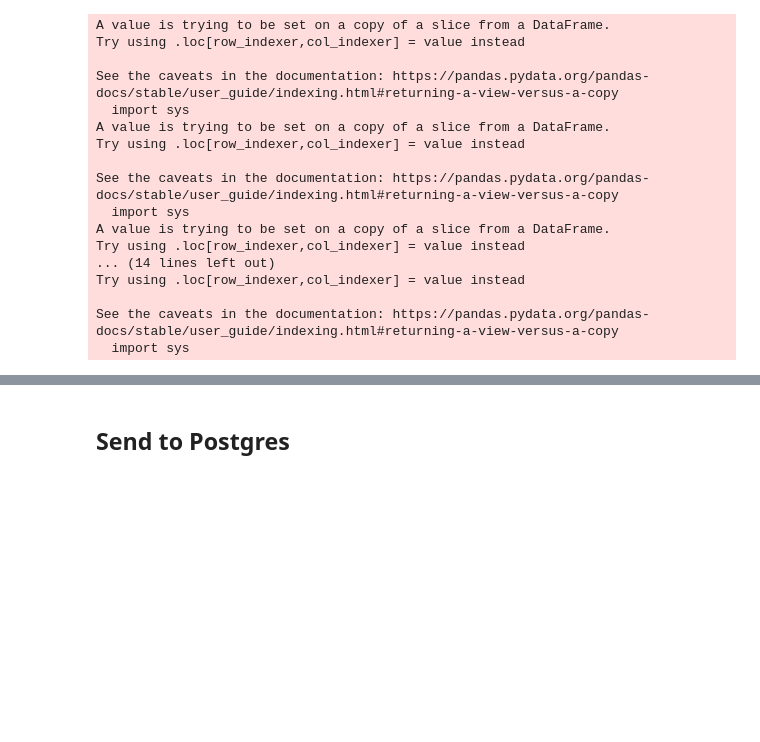
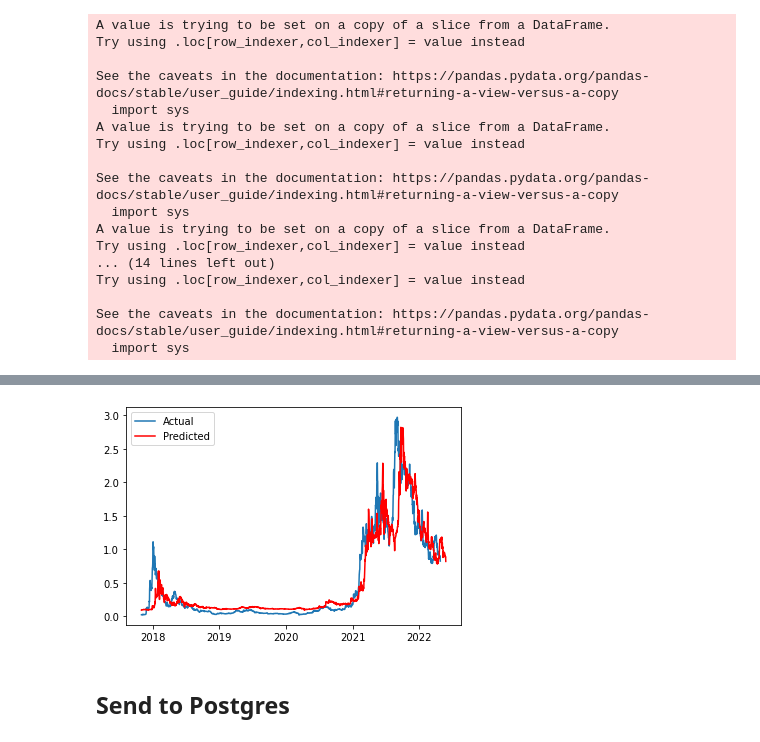
Before and after one commit to chabrian/crypto-predictor-model, a Jupyter notebook: MachineLearning/SupervisedModelCombined.ipynb, the cells around one changed output, grey strips where cells are left out. Cells and saved outputs as stored; diff of their text form; code cells hidden in the pictures; blank space fills up the shorter version.

```diff
--- a/MachineLearning/SupervisedModelCombined.ipynb
+++ b/MachineLearning/SupervisedModelCombined.ipynb
@@ -255,0 +268,10 @@ predict_df_30_day.sample(15)
+# %%
+ada_predict_df_30_day = predict_df_30_day.loc[predict_df_30_day['type_crypto'] == 'ada',:]
+# %%
+# TABLEAU VISUALIZATION
+plt.plot(ada_predict_df_30_day.date, ada_predict_df_30_day.close_orig)
+plt.plot(ada_predict_df_30_day.date, ada_predict_df_30_day.close_pred, color='red')
+plt.legend(["Actual", "Predicted"])
+plt.show()
+# %% [output]
+[figure, added]
```
Also changed, not shown: parts of 9 cells of this notebook.
